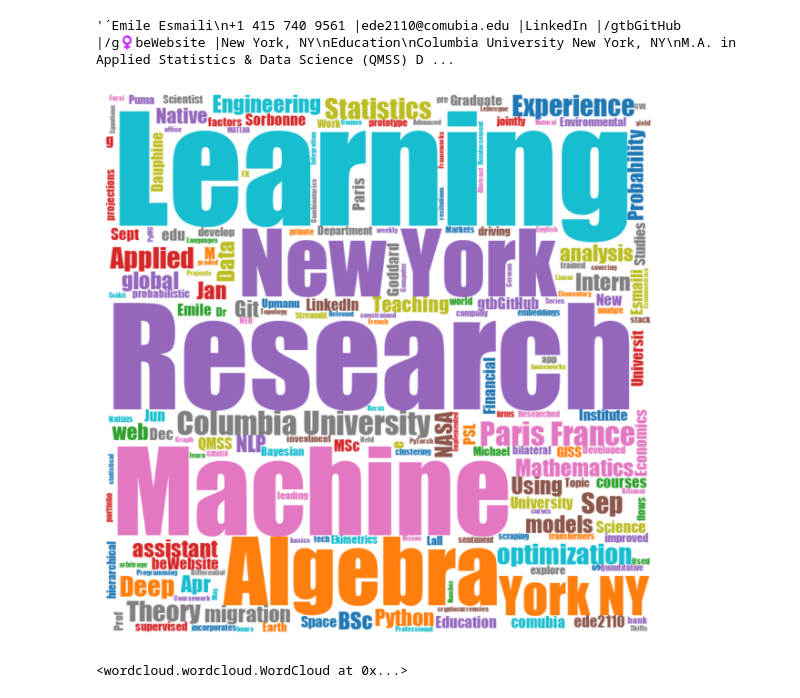
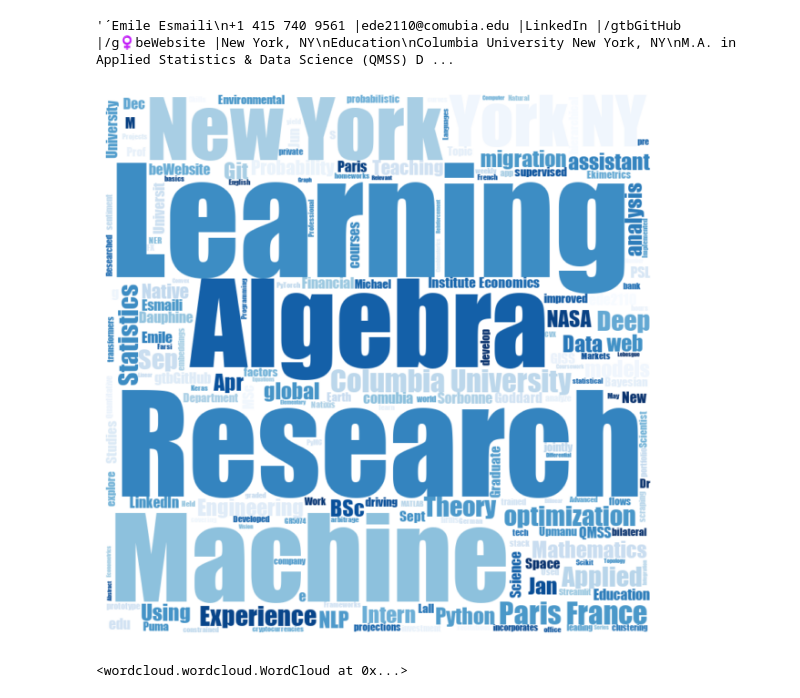
Before and after one commit to emileDesmaili/emileDesmaili.github.io, a Jupyter notebook: wordcloud_CV.ipynb, the cells around one changed output. Drawn from its saved outputs; the diff is of its cells as text; code cells hidden in the pictures.

```diff
--- a/wordcloud_CV.ipynb
+++ b/wordcloud_CV.ipynb
@@ -34,20 +34,20 @@ text
 # %%
 mask = np.array(Image.open("images/mask.png"))
 font_path = 'assets/fonts/windfonts/impact.ttf'
 
 # Generate the wordcloud
 wordcloud = WordCloud(background_color="white", stopwords=STOPWORDS, font_path=font_path,
                        max_words=500, mask=mask,
-                         contour_width=0, contour_color='steelblue', colormap='tab10').generate(text)
+                         contour_width=0, contour_color='steelblue', colormap='Blues').generate(text)
 
 # Display the wordcloud image
 plt.figure(figsize=(6,8), facecolor=None)
 plt.imshow(wordcloud, interpolation='bilinear')
 plt.axis("off")
 plt.tight_layout(pad=0)
 plt.show()
 # %% [output]
-[figure, old version]
+[figure, new version]
 # %%
 wordcloud.to_file('images/wordcloud.png')
 # %% [output]
```
